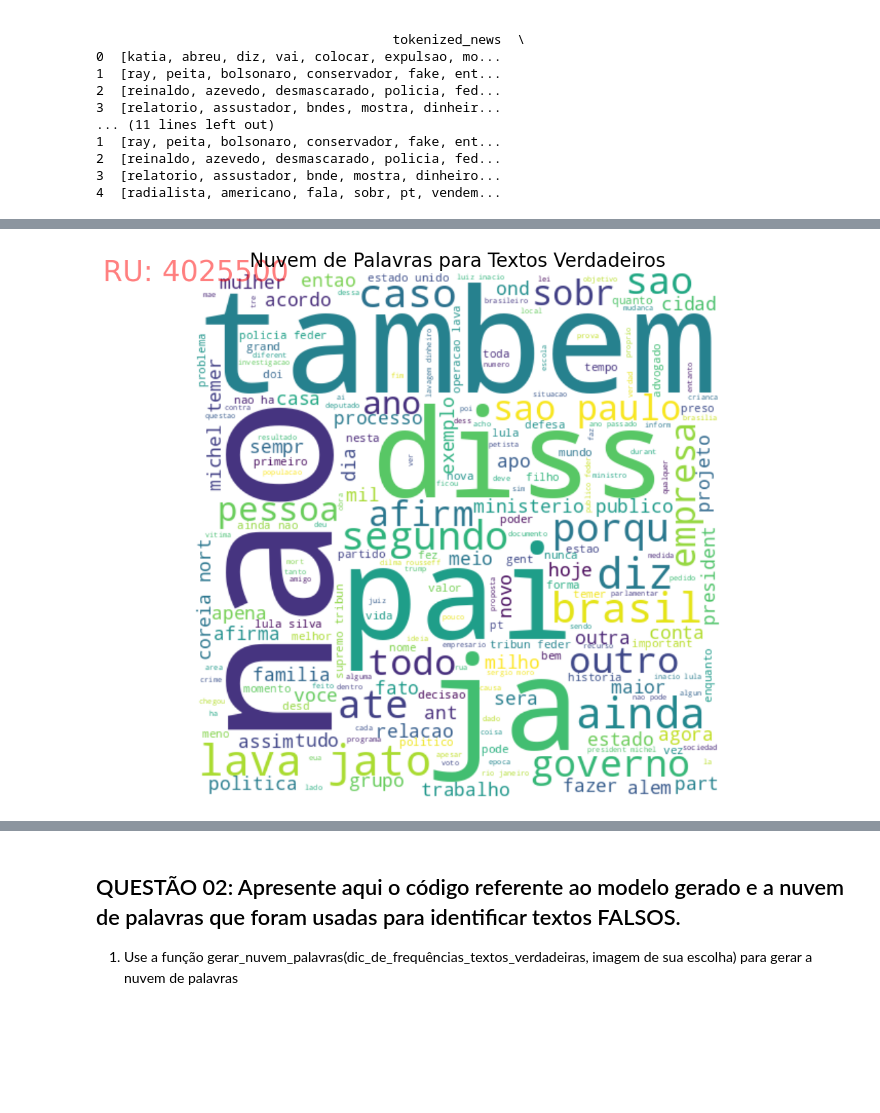
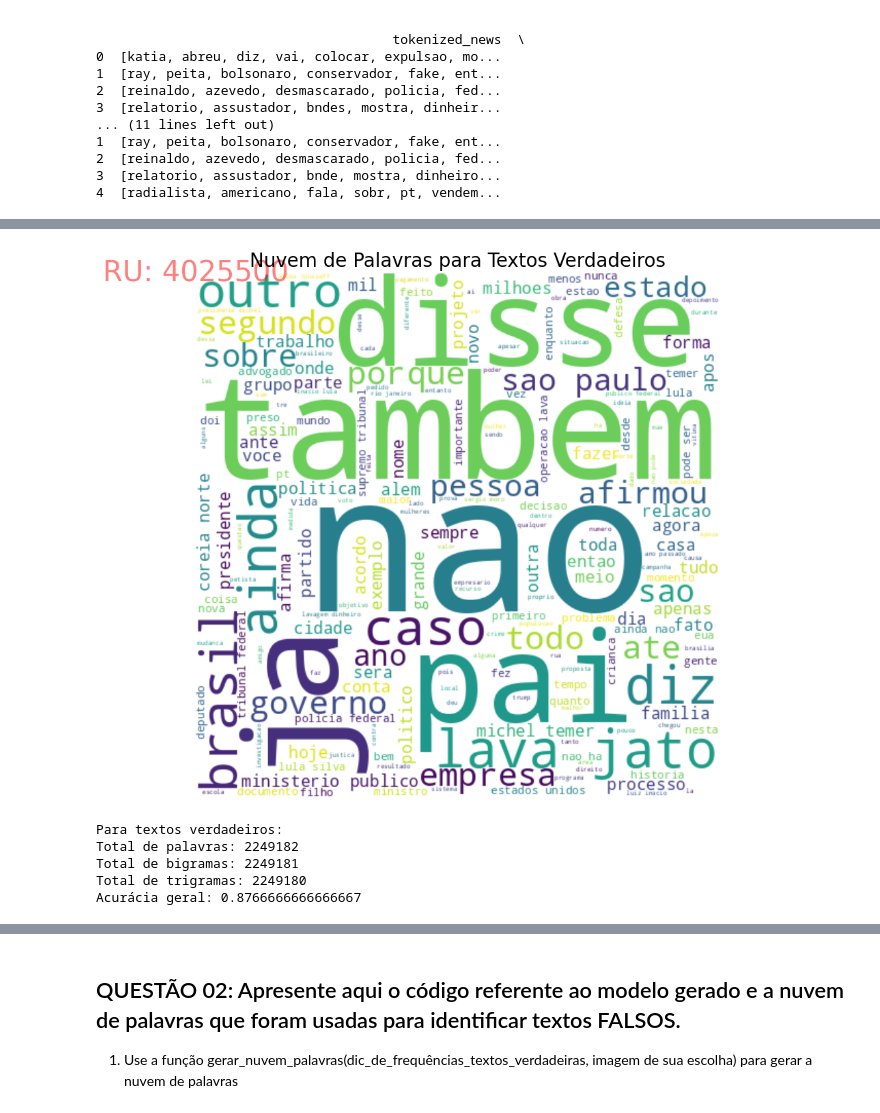
Before and after one commit to leticiaholsback/Aprendizado, a Jupyter notebook: 4025500_trabalho_nlp.ipynb, the cells around one changed output, grey strips where cells are left out. Cells and saved outputs as stored; diff of their text form; code cells hidden in the pictures; blank space fills up the shorter version.

```diff
--- a/4025500_trabalho_nlp.ipynb
+++ b/4025500_trabalho_nlp.ipynb
@@ -246,45 +284,61 @@ df
 # %%
 from wordcloud import WordCloud
 import matplotlib.pyplot as plt
-from sklearn.feature_extraction.text import CountVectorizer
 
 # Função para gerar a nuvem de palavras
 def gerar_nuvem_palavras(texto, arquivo_mascara, titulo):
-    # Criar uma instância da classe WordCloud
-    wordcloud = WordCloud(background_color='white', width=800, height=400, colormap='viridis', mask=plt.imread(arquivo_mascara))
+    # Carregar a imagem de máscara
+    imagem_mascara = plt.imread(arquivo_mascara)
+
+    # Definir os parâmetros da nuvem de palavras
+    wordcloud = WordCloud(background_color='white', width=imagem_mascara.shape[1], height=imagem_mascara.shape[0],
+                          colormap='viridis', mask=imagem_mascara, contour_width=1, contour_color='black')
 
     # Gerar a nuvem de palavras
     wordcloud.generate(texto)
 
     # Plotar a nuvem de palavras
     plt.figure(figsize=(15, 10))
     plt.imshow(wordcloud, interpolation='bilinear')
     plt.axis('off')
 
     # Adicionar texto à imagem
     plt.text(0.5, 0.5, 'RU: 4025500', fontsize=30, ha='center', va='center', color='red', alpha=0.5)
 
     # Adicionar título à imagem
     plt.title(titulo, fontsize=20, color='black')
 
     plt.show()
 
 # Texto completo
-texto_verdadeiro = ' '.join(df[df['label'] == 'true']['stemmed_news_str'].unique())
-texto_falso = ' '.join(df[df['label'] == 'fake']['stemmed_news_str'].unique())
+texto_verdadeiro = ' '.join(df[df['label'] == 'true']['preprocessed_news'].unique())
+texto_falso = ' '.join(df[df['label'] == 'fake']['preprocessed_news'].unique())
 
 # Endereço das imagens de máscara
 arquivo_mascara_true = '/content/data/img/thumbs_down_mask.png'
 arquivo_mascara_false = '/content/data/img/cloud_mask.png'
 
 # Título para cada nuvem de palavras
 titulo_true = 'Nuvem de Palavras para Textos Verdadeiros'
 titulo_false = 'Nuvem de Palavras para Textos Falsos'
 
 # Chamando a função para gerar a nuvem de palavras para textos verdadeiros
 gerar_nuvem_palavras(texto_verdadeiro, arquivo_mascara_true, titulo_true)
 # %% [output]
-[figure, old version]
+[figure, new version]
+# %%
+# Imprimir total de palavras, bigramas, trigramas e acurácia para textos verdadeiros
+print("Para textos verdadeiros:")
+print("Total de palavras:", len(texto_verdadeiro.split()))
+print("Total de bigramas:", len(list(ngrams(texto_verdadeiro.split(), 2))))
+print("Total de trigramas:", len(list(ngrams(texto_verdadeiro.split(), 3))))
+print("Acurácia geral:", accuracy)
+# %% [output]
+Para textos verdadeiros:
+Total de palavras: 2249182
+Total de bigramas: 2249181
+Total de trigramas: 2249180
+Acurácia geral: 0.8766666666666667
 # %%
 df
 # %% [output]
```
Also changed, not shown: parts of 10 cells of this notebook.
